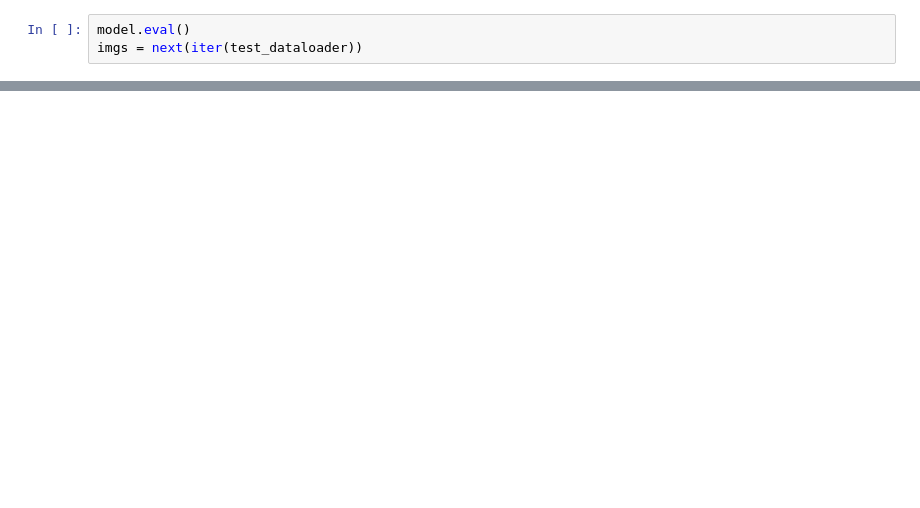
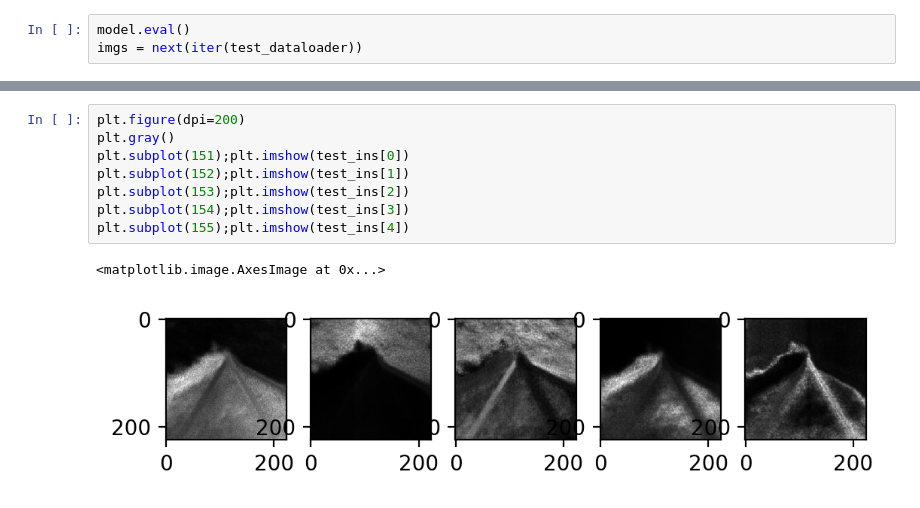
Before and after one commit to jaeoh2/Road-Lane-Instance-Segmentation-PyTorch, a Jupyter notebook: notebooks/inference.ipynb, the cells around one changed output, grey strips where cells are left out. Drawn from its saved outputs; the diff is of its cells as text; blank space fills up the shorter version.

```diff
--- a/notebooks/inference.ipynb
+++ b/notebooks/inference.ipynb
@@ -54,0 +57,11 @@ plt.subplot(133);plt.imshow(transformed_img)
+# %%
+plt.figure(dpi=200)
+plt.gray()
+plt.subplot(151);plt.imshow(test_ins[0])
+plt.subplot(152);plt.imshow(test_ins[1])
+plt.subplot(153);plt.imshow(test_ins[2])
+plt.subplot(154);plt.imshow(test_ins[3])
+plt.subplot(155);plt.imshow(test_ins[4])
+# %% [output]
+<matplotlib.image.AxesImage at 0x...>
+[figure, added]
```
Also changed, not shown: parts of 7 cells of this notebook.
